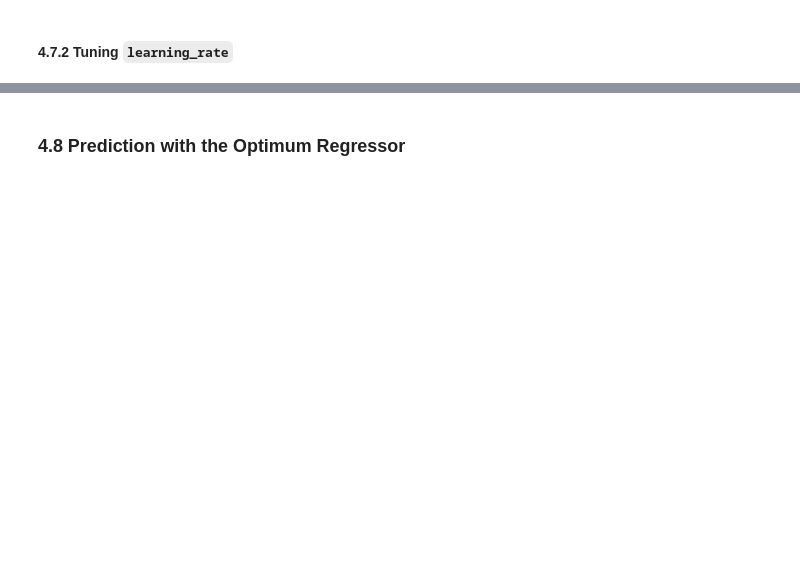
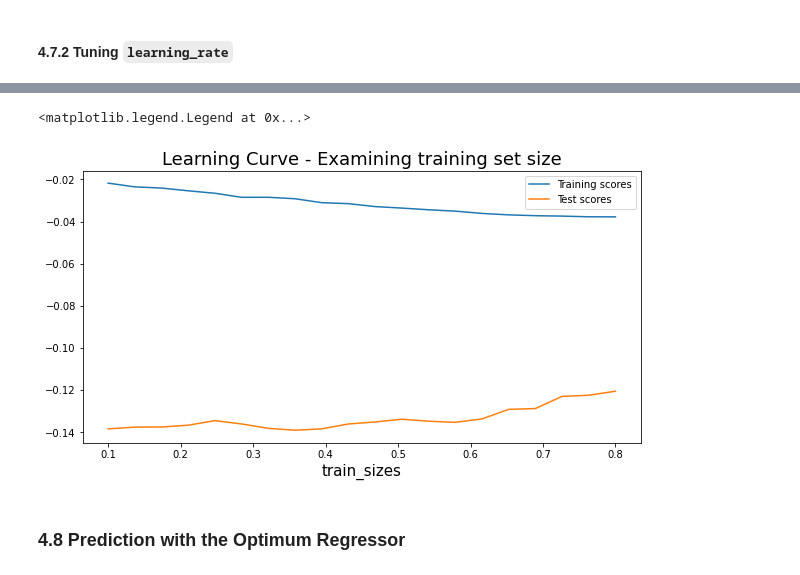
Before and after one commit to altogi/PredictingElectricityPrices, a Jupyter notebook: Predicting Power Prices in Spain - Group 3.ipynb, the cells around one changed output, grey strips where cells are left out. Cells and saved outputs as stored; diff of their text form; code cells hidden in the pictures; blank space fills up the shorter version.

```diff
--- a/Predicting Power Prices in Spain - Group 3.ipynb
+++ b/Predicting Power Prices in Spain - Group 3.ipynb
@@ -1214,2 +1272,21 @@ plt.legend()
+# %%
+train_sizes = np.linspace(0.1, 0.8, 20)
+_, train_scores, test_scores = learning_curve(clf,
+                                           X,
+                                           np.ravel(y),
+                                           train_sizes=train_sizes,
+                                           cv=tscv,
+                                           scoring='neg_root_mean_squared_error',
+                                           n_jobs=-1)
+# %%
+plt.figure(figsize=(10,5))
+plt.title('Learning Curve - Examining training set size', fontsize=18)
+plt.plot(train_sizes, np.mean(train_scores, axis=1), label='Training scores')
+plt.plot(train_sizes, np.mean(test_scores, axis=1), label='Test scores')
+plt.xlabel('train_sizes', fontsize=15)
+plt.legend()
+# %% [output]
+<matplotlib.legend.Legend at 0x...>
+[figure, added]
 # %% [markdown]
 ### 4.8 Prediction with the Optimum Regressor
```
Also changed, not shown: parts of 55 cells of this notebook.
